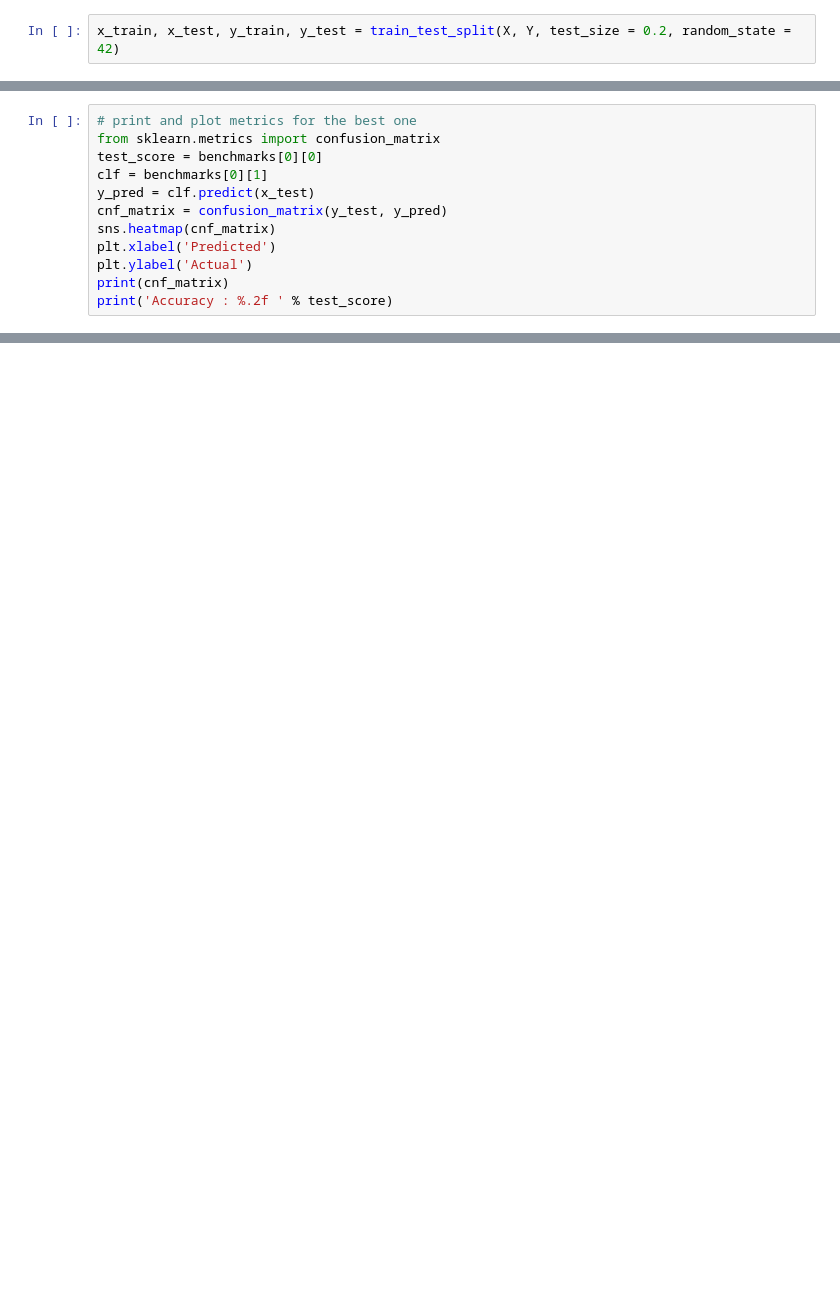
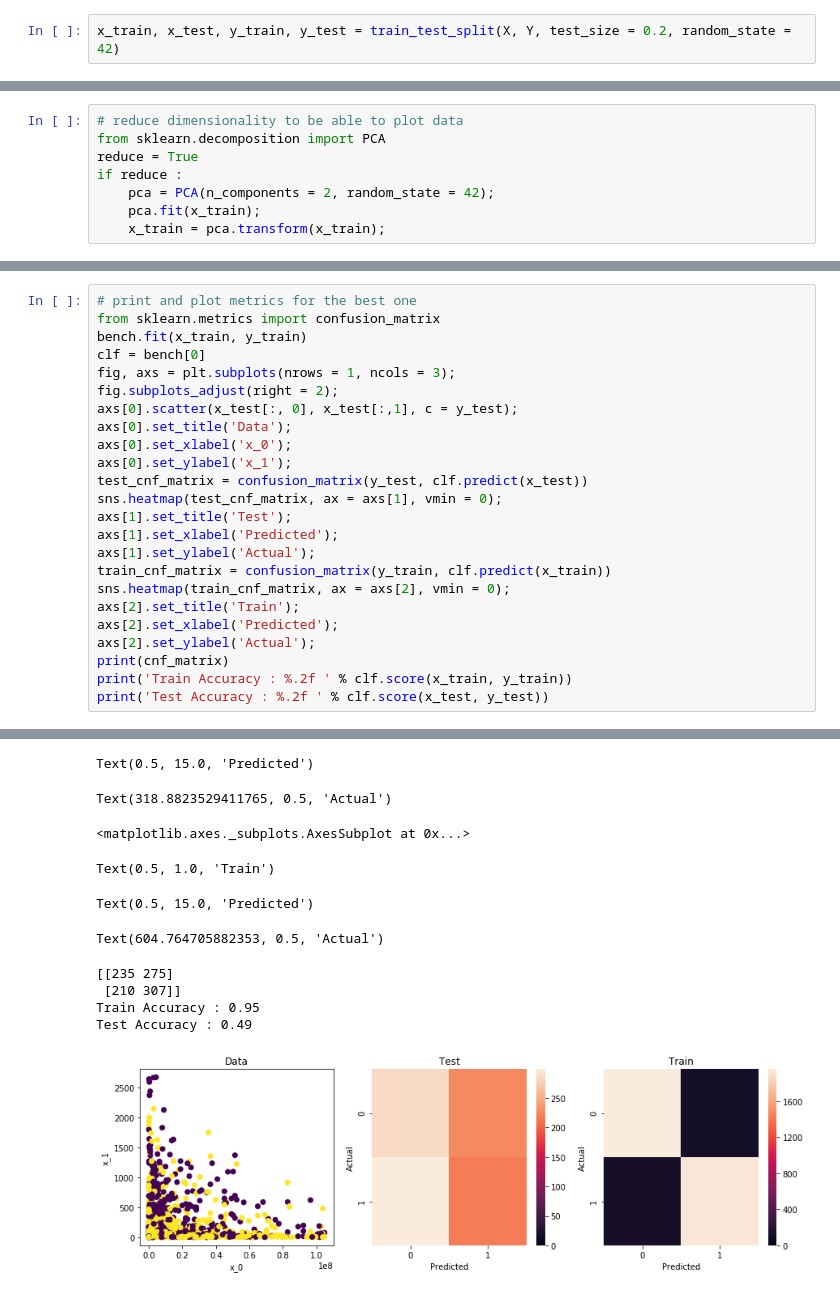
Before and after one commit to mihaighidoveanu/data-science-lab, a Jupyter notebook: AndroidScience.ipynb, the cells around one changed output, grey strips where cells are left out. Saved outputs shown, nothing was run; the diff lists cells and outputs as text; blank space fills up the shorter version.

```diff
--- a/AndroidScience.ipynb
+++ b/AndroidScience.ipynb
@@ -475,12 +469,0 @@ benchmarks
-# %%
-# print and plot metrics for the best one
-from sklearn.metrics import confusion_matrix
-test_score = benchmarks[0][0]
-clf = benchmarks[0][1]
-y_pred = clf.predict(x_test)
-cnf_matrix = confusion_matrix(y_test, y_pred)
-sns.heatmap(cnf_matrix)
-plt.xlabel('Predicted')
-plt.ylabel('Actual')
-print(cnf_matrix)
-print('Accuracy : %.2f ' % test_score)
@@ -494,0 +470,8 @@ Accuracy : 0.56
+# %%
+# reduce dimensionality to be able to plot data
+from sklearn.decomposition import PCA
+reduce = True
+if reduce :
+    pca = PCA(n_components = 2, random_state = 42);
+    pca.fit(x_train);
+    x_train = pca.transform(x_train);
@@ -494,0 +481,25 @@ Accuracy : 0.56
+# %%
+# print and plot metrics for the best one
+from sklearn.metrics import confusion_matrix
+bench.fit(x_train, y_train)
+clf = bench[0]
+fig, axs = plt.subplots(nrows = 1, ncols = 3);
+fig.subplots_adjust(right = 2);
+axs[0].scatter(x_test[:, 0], x_test[:,1], c = y_test);
+axs[0].set_title('Data');
+axs[0].set_xlabel('x_0');
+axs[0].set_ylabel('x_1');
+test_cnf_matrix = confusion_matrix(y_test, clf.predict(x_test))
+sns.heatmap(test_cnf_matrix, ax = axs[1], vmin = 0);
+axs[1].set_title('Test');
+axs[1].set_xlabel('Predicted');
+axs[1].set_ylabel('Actual');
+train_cnf_matrix = confusion_matrix(y_train, clf.predict(x_train))
+sns.heatmap(train_cnf_matrix, ax = axs[2], vmin = 0);
+axs[2].set_title('Train');
+axs[2].set_xlabel('Predicted');
+axs[2].set_ylabel('Actual');
+print(cnf_matrix)
+print('Train Accuracy : %.2f ' % clf.score(x_train, y_train))
+print('Test Accuracy : %.2f ' % clf.score(x_test, y_test))
+# %% [output]
@@ -494,0 +512,11 @@ Accuracy : 0.56
+Text(0.5, 15.0, 'Predicted')
+Text(318.8823529411765, 0.5, 'Actual')
+<matplotlib.axes._subplots.AxesSubplot at 0x...>
+Text(0.5, 1.0, 'Train')
+Text(0.5, 15.0, 'Predicted')
+Text(604.764705882353, 0.5, 'Actual')
+[[235 275]
+ [210 307]]
+Train Accuracy : 0.95
+Test Accuracy : 0.49
+[figure, added]
```
Also changed, not shown: parts of 13 cells of this notebook, 2 other files.
